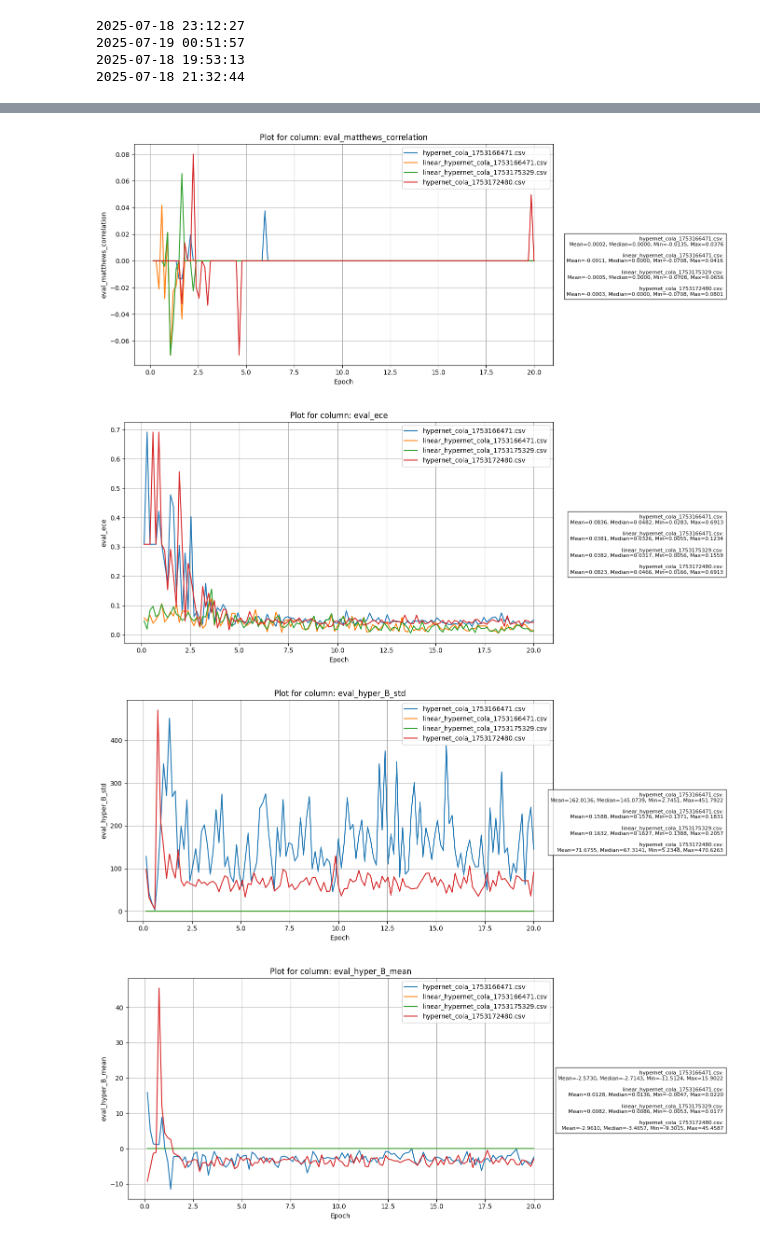
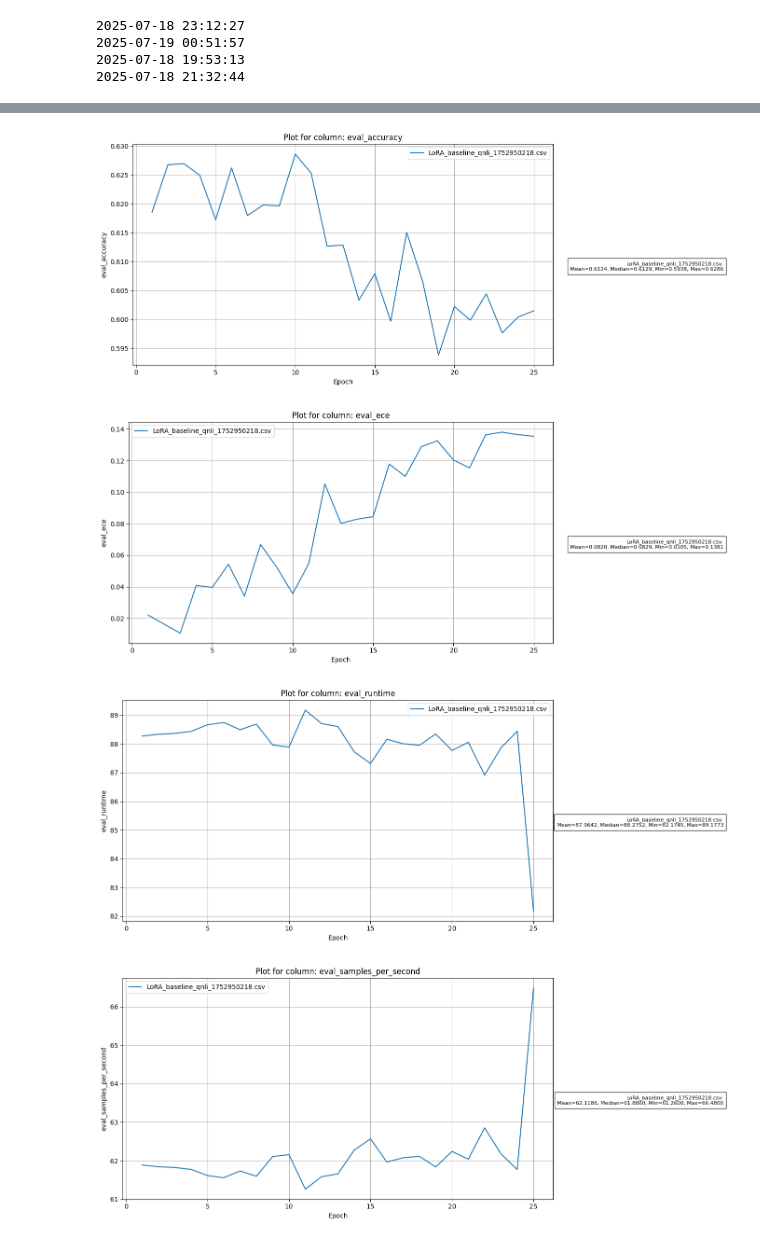
Before and after one commit to Yanggu11/TrustLoRA, a Jupyter notebook: read_outputs.ipynb, the cells around one changed output, grey strips where cells are left out. Drawn from its saved outputs; the diff is of its cells as text; code cells hidden in the pictures.

Commit message:
feat: read lora baselines

```diff
--- a/read_outputs.ipynb
+++ b/read_outputs.ipynb
@@ -245,8 +245,8 @@ print(dt_object)
 2025-07-18 19:53:13
 2025-07-18 21:32:44
 # %%
-dir_name = "./results/new_hypernet_results/"
+dir_name = "./results/lora_baselines/qnli/"
 csv_files = [dir_name + file for file in os.listdir(dir_name)]
 
-plot_csv_columns(csv_files)
+plot_csv_columns(csv_files[:1])
 # %% [output]
@@ -254,4 +254,4 @@ plot_csv_columns(csv_files)
-[figure, old version]
+[figure, new version]
-[figure, old version]
+[figure, new version]
-[figure, old version]
+[figure, new version]
-[figure, old version]
+[figure, new version]
```
Also changed, not shown: parts of 1 cell of this notebook, 7 other files.
